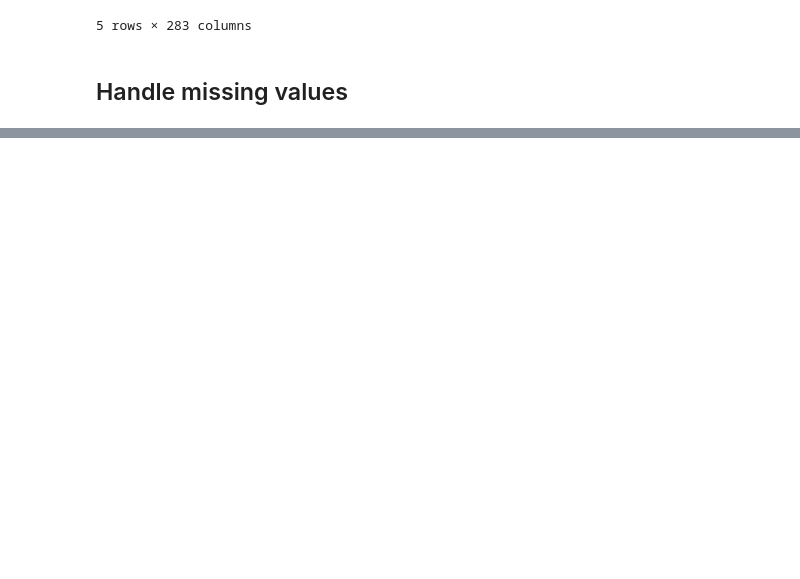
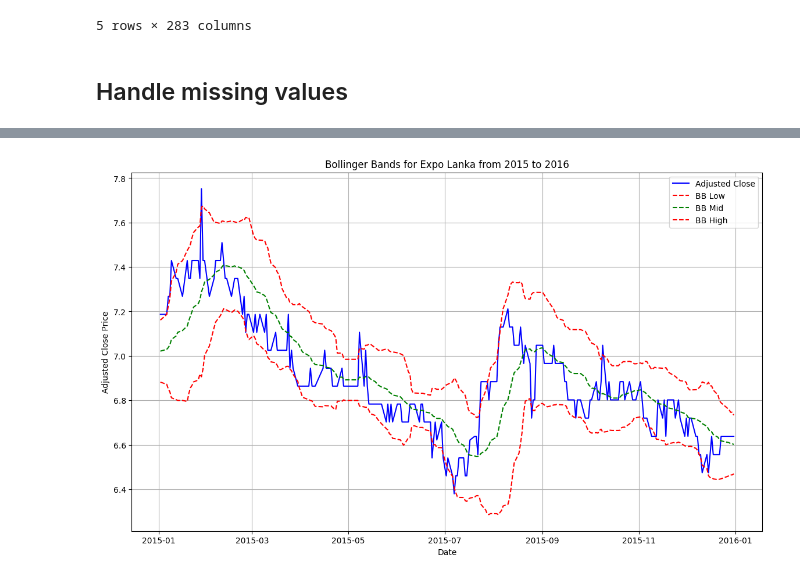
Before and after one commit to ckekula/cse-trading-strategy, a Jupyter notebook: GP_92.ipynb, the cells around one changed output, grey strips where cells are left out. Saved outputs shown, nothing was run; the diff lists cells and outputs as text; code cells hidden in the pictures; blank space fills up the shorter version.

```diff
--- a/GP_92.ipynb
+++ b/GP_92.ipynb
@@ -108,0 +246,2 @@ adj_close_df.head()
+# %%
+df['garman_klass_vol'] = ((np.log(df['high'])-np.log(df['low']))**2)/2-(2*np.log(2)-1)*((np.log(df['adj close'])-np.log(df['open']))**2)
@@ -108,0 +260,8 @@ adj_close_df.head()
+# %%
+df['rsi'] = df.groupby(level=1)['adj close'].transform(lambda x: pandas_ta.rsi(close=x, length=20))
+
+def compute_macd(close):
+    macd = pandas_ta.macd(close=close, length=20).iloc[:,0]
+    return macd.sub(macd.mean()).div(macd.std())
+
+df['macd'] = df.groupby(level=1, group_keys=False)['adj close'].apply(compute_macd)
@@ -108,0 +274,29 @@ adj_close_df.head()
+# %%
+df['bb_low'] = df.groupby(level=1)['adj close'].transform(lambda x: pandas_ta.bbands(close=x, length=20).iloc[:,0])
+
+df['bb_mid'] = df.groupby(level=1)['adj close'].transform(lambda x: pandas_ta.bbands(close=x, length=20).iloc[:,1])
+
+df['bb_high'] = df.groupby(level=1)['adj close'].transform(lambda x: pandas_ta.bbands(close=x, length=20).iloc[:,2])
+# %%
+# Filter data to include price of Expo Lanka for one year
+stock_id = 'EXPO-N0000.CM'
+stock_data = df.xs(stock_id, level=1)
+stock_data = stock_data.loc['2015-01-01':'2016-01-01']
+
+plt.figure(figsize=(14, 8))
+plt.plot(stock_data.index, stock_data['adj close'], label='Adjusted Close', color='blue')
+plt.plot(stock_data.index, stock_data['bb_low'], label='BB Low', color='red', linestyle='--')
+plt.plot(stock_data.index, stock_data['bb_mid'], label='BB Mid', color='green', linestyle='--')
+plt.plot(stock_data.index, stock_data['bb_high'], label='BB High', color='red', linestyle='--')
+
+# Fill between the bands for visual clarity
+# plt.fill_between(stock_data.index, stock_data['bb_low'], stock_data['bb_high'], color='grey', alpha=0.3)
+
+plt.title(f'Bollinger Bands for Expo Lanka from 2015 to 2016')
+plt.xlabel('Date')
+plt.ylabel('Adjusted Close Price')
+plt.legend(loc='best')
+plt.grid(True)
+plt.show()
+# %% [output]
+[figure, added]
```
Also changed, not shown: parts of 34 cells of this notebook.
